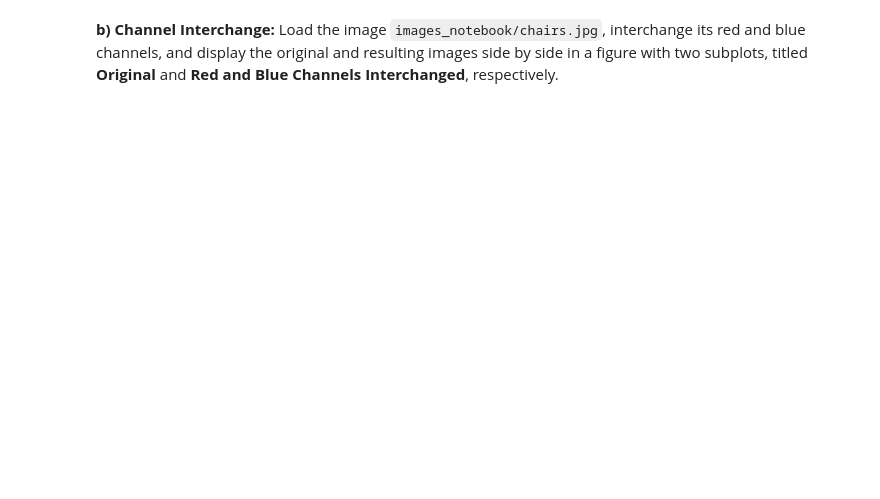
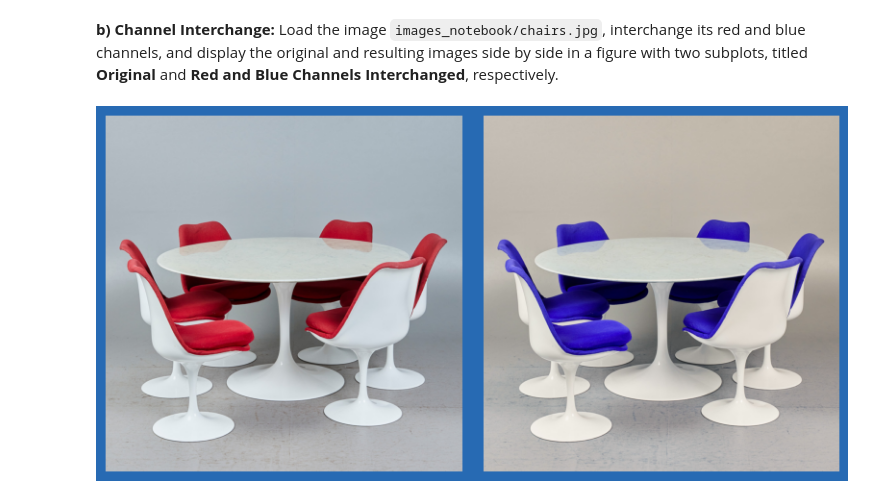
Before and after one commit to TonMartin777/Artificial-Vision, a Jupyter notebook: p1_material/2026_ComputerVision_P1.ipynb, the cells around one changed output. Cells and saved outputs as stored; diff of their text form; code cells hidden in the pictures; blank space fills up the shorter version.

```diff
--- a/p1_material/2026_ComputerVision_P1.ipynb
+++ b/p1_material/2026_ComputerVision_P1.ipynb
@@ -538,3 +563,26 @@ Follow these steps:
+# %%
+chairs = mpimg.imread("images_notebook/chairs.jpg")
+chairs2 = chairs.copy()
+chairs2[:,:,2], chairs2[:,:,0] = chairs[:,:,0], chairs[:,:,2]
+
+# Create Figure with 2 Subplots
+fig = plt.figure(figsize=(8, 4)) # Create a figure with 1 row and 2 columns
+fig.patch.set_facecolor('xkcd:mid blue') # Change background colour
+
+# First subplot
+fig.add_subplot(1, 2, 1)
+plt.imshow(chairs)
+plt.axis('off')
+
+# Second subplot
+fig.add_subplot(1, 2, 2)
+plt.imshow(chairs2)
+plt.axis('off')
+
+plt.tight_layout() # Adjust spacing between the subplots.
+plt.show() # Display the figure.
+# %% [output]
+[figure, added]
 # %% [markdown]
 ### **1.6 Masks and logical image manipulation**
 
```
Also changed, not shown: parts of 11 cells of this notebook, 4 other files.
